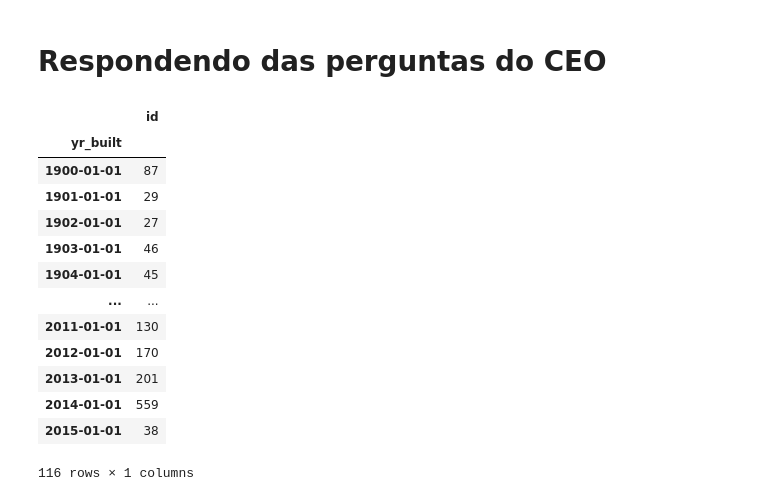
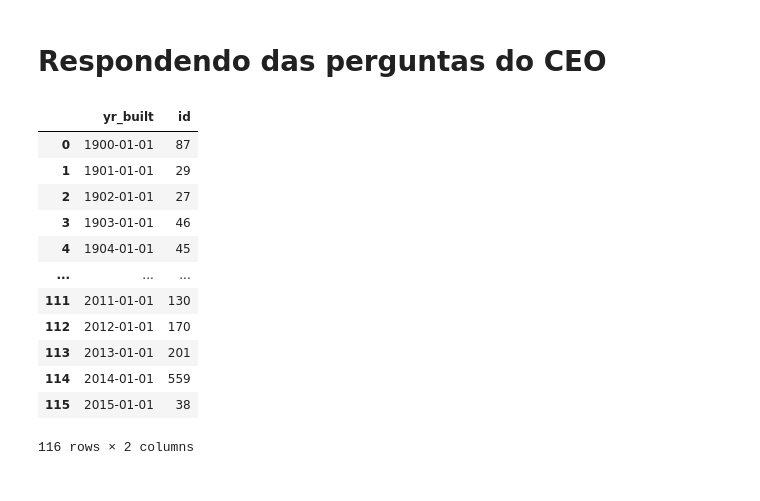
Before and after one commit to endhel/Curso-de-Python-do-ZERO-AO-DS, a Jupyter notebook: aula03.ipynb, the cells around one changed output. Saved outputs shown, nothing was run; the diff lists cells and outputs as text; code cells hidden in the pictures.

```diff
--- a/aula03.ipynb
+++ b/aula03.ipynb
@@ -35,21 +35,20 @@ df[['id','bedrooms']].groupby('bedrooms').count()
 # Respondendo das perguntas do CEO
 # %%
 # 1 - Qual e o numero de imoveis por ano de construcao?
-df[['id', 'yr_built']].groupby('yr_built').count()
+df[['id', 'yr_built']].groupby('yr_built').count().reset_index()
 # %% [output]
-|  | id |
-| yr_built |  |
-| 1900-01-01 | 87 |
-| 1901-01-01 | 29 |
-| 1902-01-01 | 27 |
-| 1903-01-01 | 46 |
-| 1904-01-01 | 45 |
-| ... | ... |
-| 2011-01-01 | 130 |
-| 2012-01-01 | 170 |
-| 2013-01-01 | 201 |
-| 2014-01-01 | 559 |
-| 2015-01-01 | 38 |
+|  | yr_built | id |
+| 0 | 1900-01-01 | 87 |
+| 1 | 1901-01-01 | 29 |
+| 2 | 1902-01-01 | 27 |
+| 3 | 1903-01-01 | 46 |
+| 4 | 1904-01-01 | 45 |
+| ... | ... | ... |
+| 111 | 2011-01-01 | 130 |
+| 112 | 2012-01-01 | 170 |
+| 113 | 2013-01-01 | 201 |
+| 114 | 2014-01-01 | 559 |
+| 115 | 2015-01-01 | 38 |
-116 rows × 1 columns
+116 rows × 2 columns
 # %%
 # 2 - Qual e o menor numero de quartos por ano de construcao?
```
Also changed, not shown: parts of 10 cells of this notebook.
